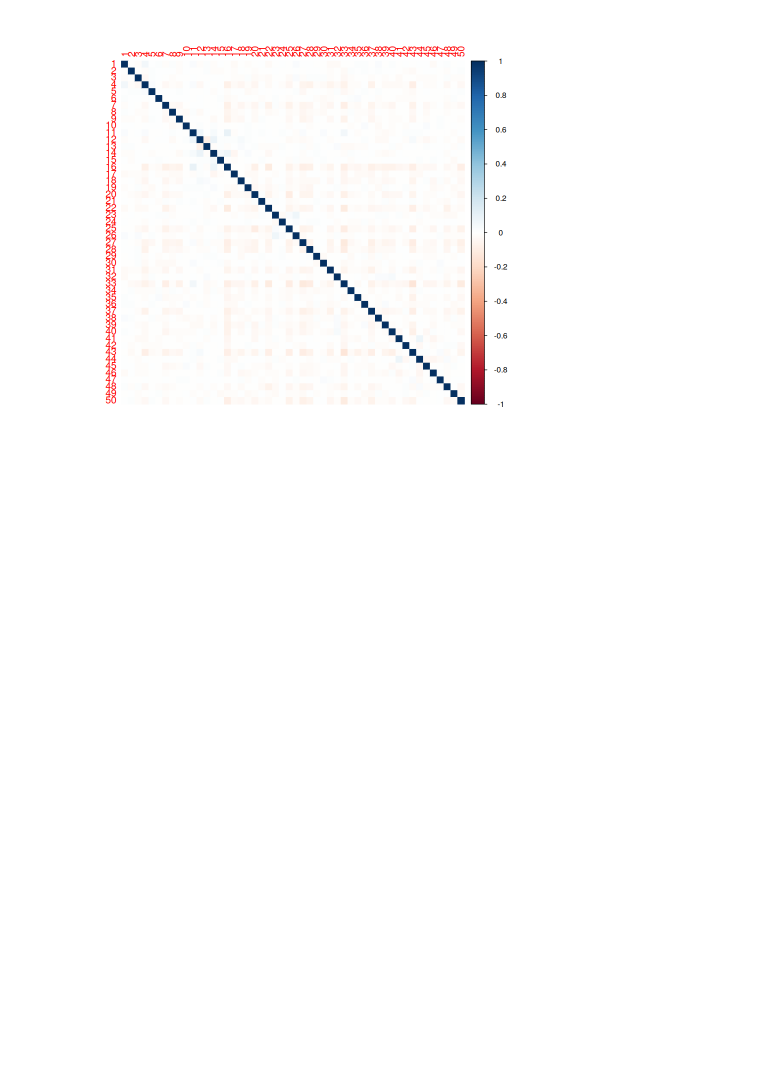
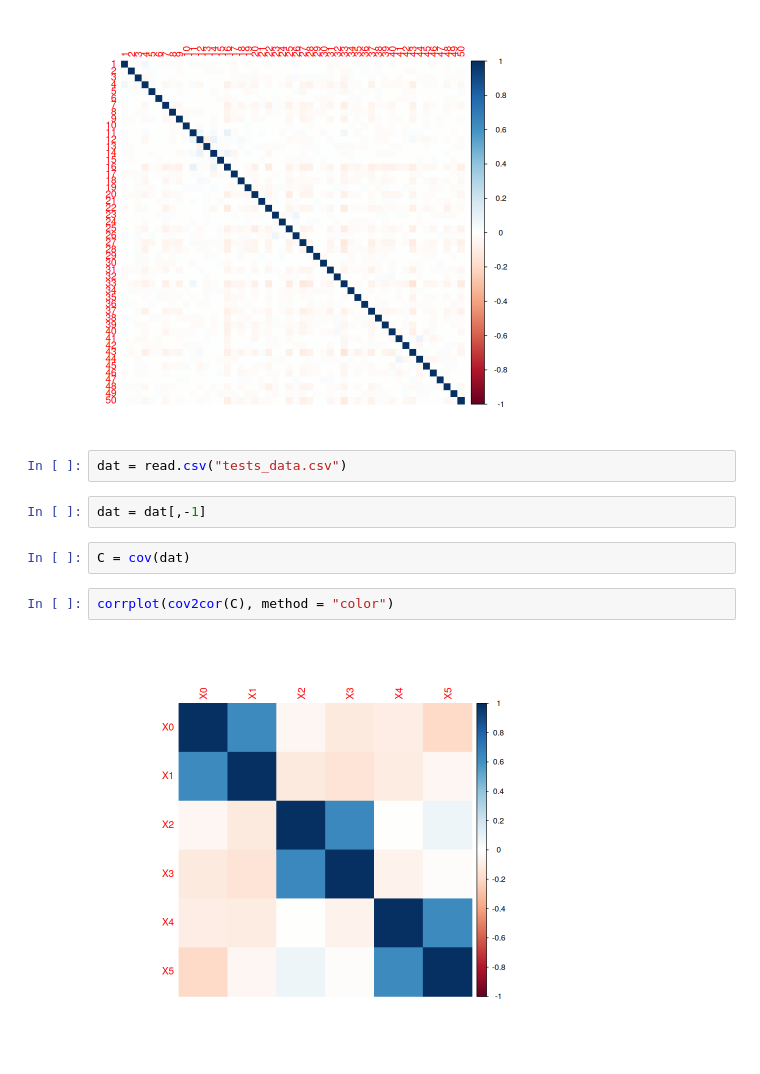
Before and after one commit to Shakeel95/Dimension-Reduction-Trees, a Jupyter notebook: prototypes/1-treelets-package-exporation.ipynb, the cells around one changed output. Saved outputs shown, nothing was run; the diff lists cells and outputs as text; blank space fills up the shorter version.

```diff
--- a/prototypes/1-treelets-package-exporation.ipynb
+++ b/prototypes/1-treelets-package-exporation.ipynb
@@ -80,3 +80,13 @@ C = cov2cor(tree$TreeCovs[[49]])
 corrplot(corr = C, method = "color")
 # %% [output]
 [figure]
+# %%
+dat = read.csv("tests_data.csv")
+# %%
+dat = dat[,-1]
+# %%
+C = cov(dat)
+# %%
+corrplot(cov2cor(C), method = "color")
+# %% [output]
+[figure, added]
```
Also changed, not shown: parts of 2 cells of this notebook, 1 other file.
